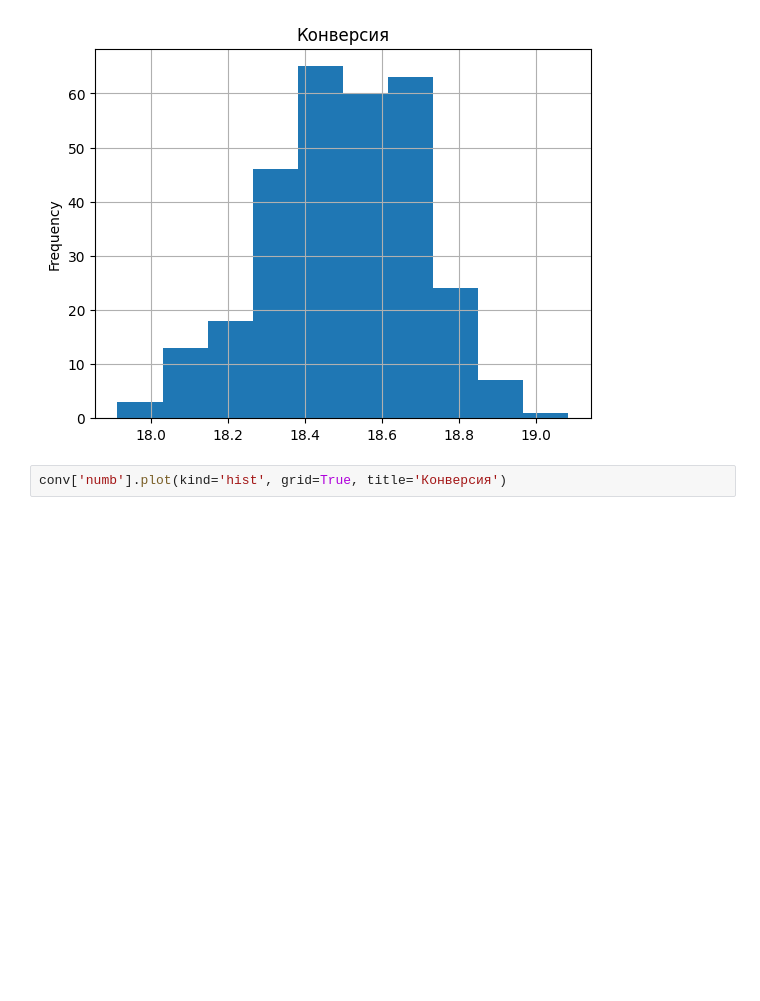
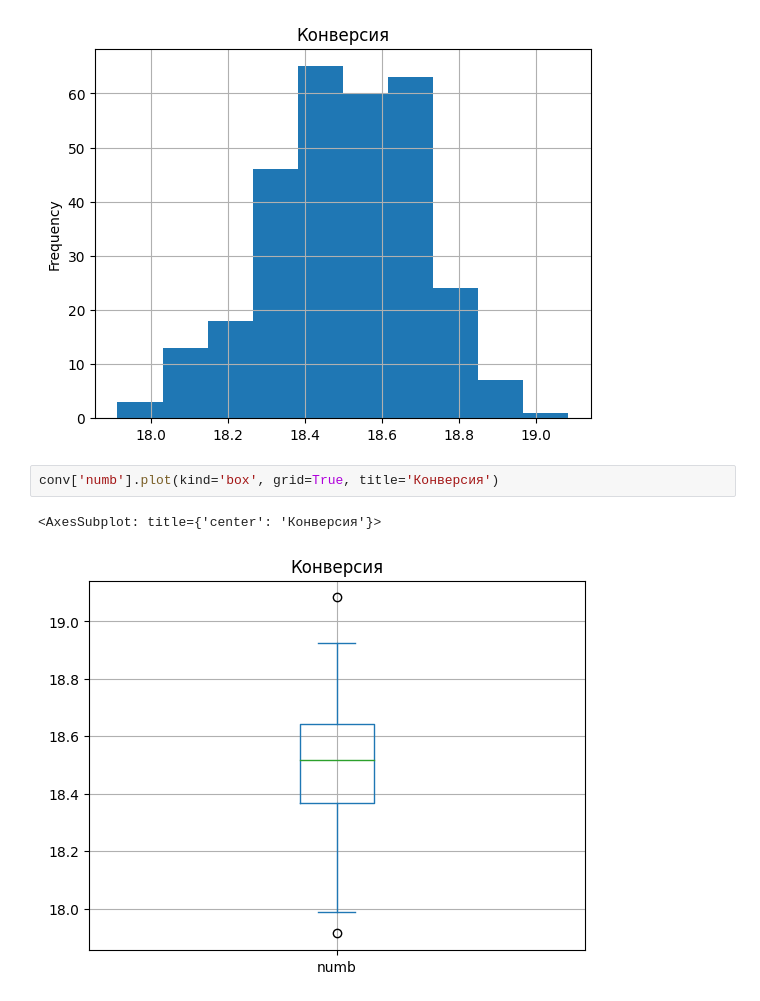
Before and after one commit to macht1212/PANDAS_HW, a Jupyter notebook: Игровой автомат/Распределение.ipynb, the cells around one changed output. Drawn from its saved outputs; the diff is of its cells as text; blank space fills up the shorter version.

```diff
--- a/Игровой автомат/Распределение.ipynb
+++ b/Игровой автомат/Распределение.ipynb
@@ -134,4 +134,7 @@ conv['numb'].plot(kind='hist', grid=True, title='Конверсия')
 <AxesSubplot: title={'center': 'Конверсия'}, ylabel='Frequency'>
 [figure]
 # %%
-conv['numb'].plot(kind='hist', grid=True, title='Конверсия')
+conv['numb'].plot(kind='box', grid=True, title='Конверсия')
+# %% [output]
+<AxesSubplot: title={'center': 'Конверсия'}>
+[figure, added]
```
